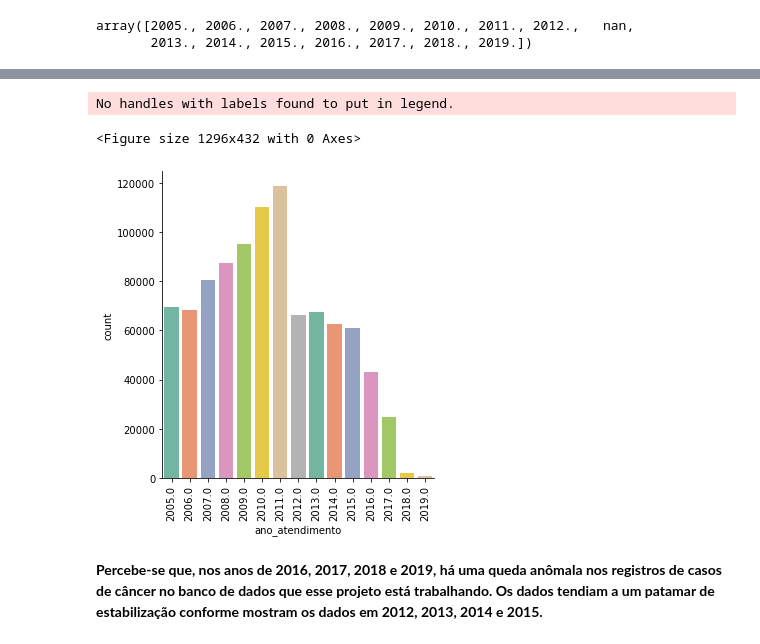
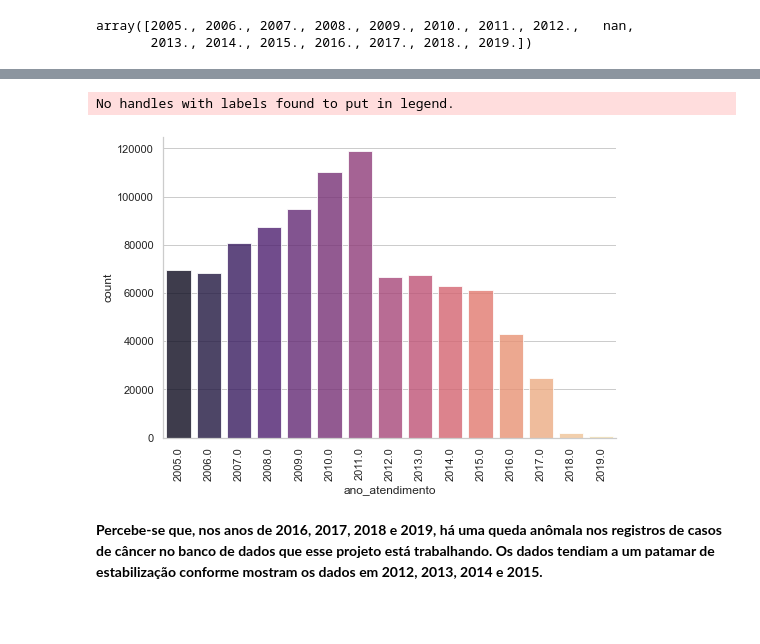
Before and after one commit to AnaPaulaPAraujo/analise_dados_cancer_brasil, a Jupyter notebook: Etapa 1/analise_geral.ipynb, the cells around one changed output, grey strips where cells are left out. Drawn from its saved outputs; the diff is of its cells as text; code cells hidden in the pictures; blank space fills up the shorter version.

```diff
--- a/Etapa 1/analise_geral.ipynb
+++ b/Etapa 1/analise_geral.ipynb
@@ -201,16 +201,15 @@ quantidade_ano
   2019.0       544
   Name: ano_atendimento, dtype: int64]]
 # %%
-plt.figure(figsize=(18,6))
-sns.catplot(data=dados2, x='ano_atendimento', kind='count', palette='Set2')
+sns.set_theme(style = 'whitegrid')
+sns.catplot(data=dados2, x='ano_atendimento', kind='count', palette='magma', aspect=1.5, alpha=.8)
 plt.xticks(rotation = 90)
 plt.legend().set_visible(False)
 
 plt.show()
 # %% [output]
 No handles with labels found to put in legend.
-<Figure size 1296x432 with 0 Axes>
-[figure, old version]
+[figure, new version]
 # %% [markdown]
 **Percebe-se que, nos anos de 2016, 2017, 2018 e 2019, há uma queda anômala nos registros de casos de câncer no banco de dados que esse projeto está trabalhando. Os dados tendiam a um patamar de estabilização conforme mostram os dados em 2012, 2013, 2014 e 2015.**
 # %%
```
Also changed, not shown: parts of 7 cells of this notebook, 2 other files.
